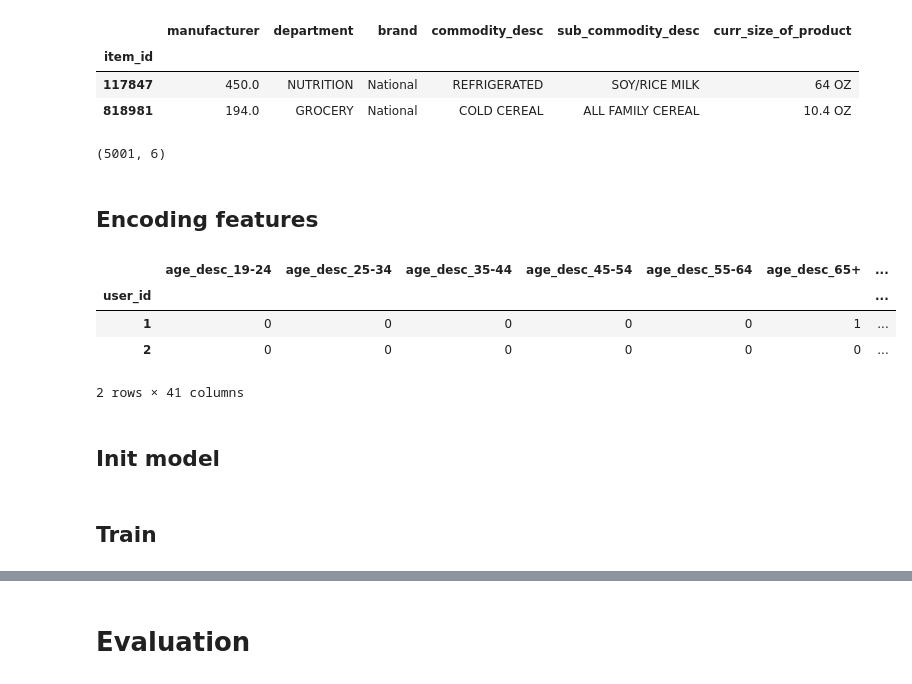
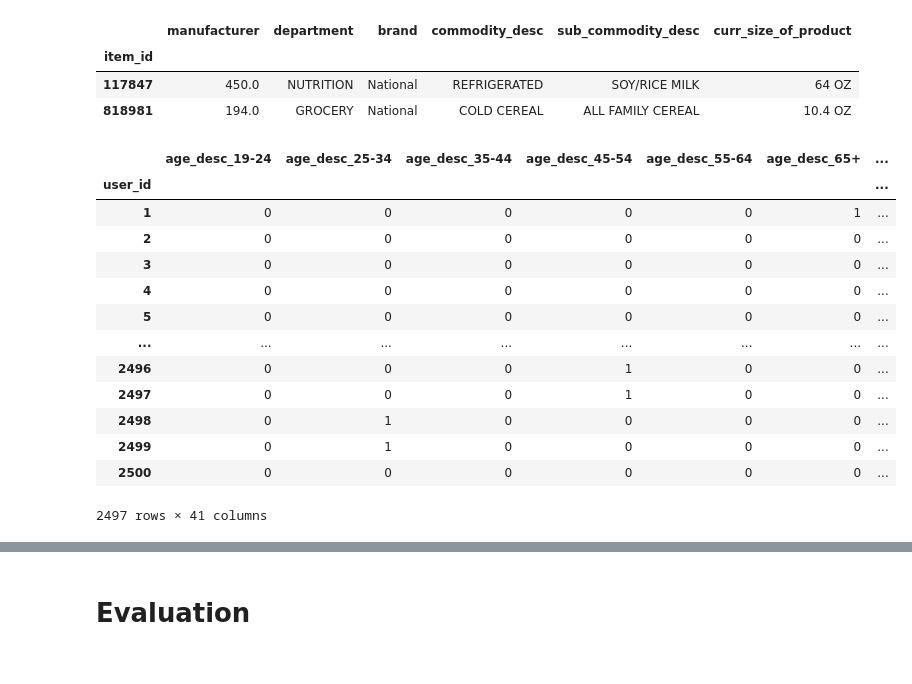
Before and after one commit to Maximus20171/Recommender-systems, a Jupyter notebook: hw5/hw5.ipynb, the cells around one changed output, grey strips where cells are left out. Saved outputs shown, nothing was run; the diff lists cells and outputs as text; code cells hidden in the pictures.

```diff
--- a/hw5/hw5.ipynb
+++ b/hw5/hw5.ipynb
@@ -286,25 +156,26 @@ item_feat.head(2)
 | item_id |  |  |  |  |  |  |
 | 117847 | 450.0 | NUTRITION | National | REFRIGERATED | SOY/RICE MILK | 64 OZ |
 | 818981 | 194.0 | GROCERY | National | COLD CEREAL | ALL FAMILY CEREAL | 10.4 OZ |
-# %%
-item_feat.shape
-# %% [output]
-(5001, 6)
-# %% [markdown]
-## Encoding features
 # %%
 user_feat_lightfm = pd.get_dummies(user_feat, columns=user_feat.columns.tolist())
 item_feat_lightfm = pd.get_dummies(item_feat, columns=item_feat.columns.tolist())
 # %%
-user_feat_lightfm.head(2)
+user_feat_lightfm
 # %% [output]
 |  | age_desc_19-24 | age_desc_25-34 | age_desc_35-44 | age_desc_45-54 | age_desc_55-64 | age_desc_65+ | ... |
 | user_id |  |  |  |  |  |  | ... |
 | 1 | 0 | 0 | 0 | 0 | 0 | 1 | ... |
 | 2 | 0 | 0 | 0 | 0 | 0 | 0 | ... |
+| 3 | 0 | 0 | 0 | 0 | 0 | 0 | ... |
+| 4 | 0 | 0 | 0 | 0 | 0 | 0 | ... |
+| 5 | 0 | 0 | 0 | 0 | 0 | 0 | ... |
+| ... | ... | ... | ... | ... | ... | ... | ... |
+| 2496 | 0 | 0 | 0 | 1 | 0 | 0 | ... |
+| 2497 | 0 | 0 | 0 | 1 | 0 | 0 | ... |
+| 2498 | 0 | 1 | 0 | 0 | 0 | 0 | ... |
+| 2499 | 0 | 1 | 0 | 0 | 0 | 0 | ... |
+| 2500 | 0 | 0 | 0 | 0 | 0 | 0 | ... |
-2 rows × 41 columns
+2497 rows × 41 columns
-# %% [markdown]
-## Init model
 # %%
 model = LightFM(no_components=40,
 #                 loss='bpr',
@@ -313,8 +184,6 @@ model = LightFM(no_components=40,
                 item_alpha=0.1,
                 user_alpha=0.1,
                 random_state=42)
-# %% [markdown]
-## Train
 # %%
 %%time
 
```
Also changed, not shown: parts of 59 cells of this notebook.
